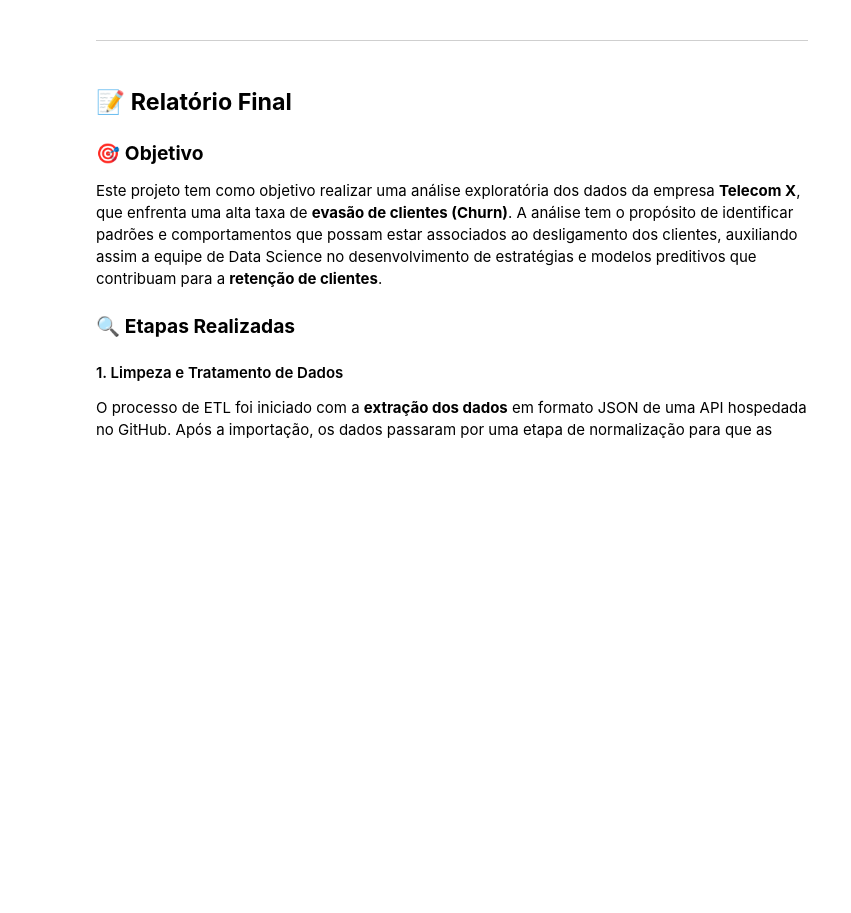
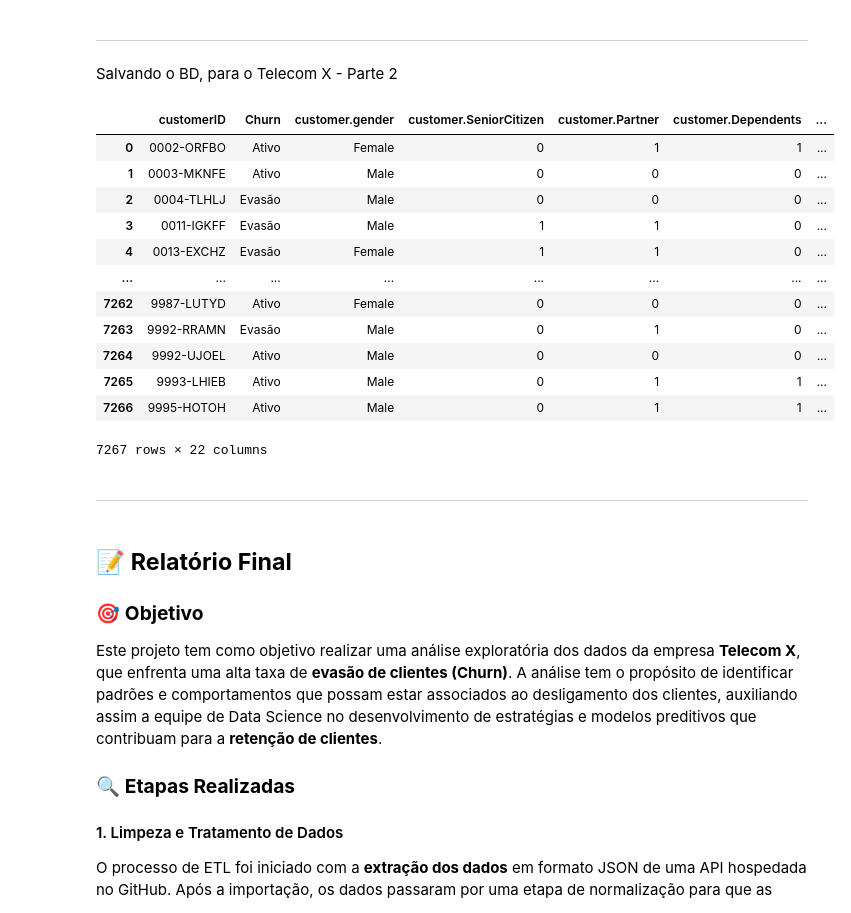
Before and after one commit to manuelfbfilho/Portfolio, a Jupyter notebook: Projetos/005-TelecomX-P1/TelecomX_ETL_EDA.ipynb, the cells around one changed output. Cells and saved outputs as stored; diff of their text form; code cells hidden in the pictures; blank space fills up the shorter version.

Commit message:
Enviando primeiros arquivos do projeto Telecom X - Parte 2

```diff
--- a/Projetos/005-TelecomX-P1/TelecomX_ETL_EDA.ipynb
+++ b/Projetos/005-TelecomX-P1/TelecomX_ETL_EDA.ipynb
@@ -241,3 +241,5 @@ plt.show()
 [figure]
 # %% [markdown]
 <hr>
+# %% [markdown]
+Salvando o BD, para o Telecom X - Parte 2
@@ -244,3 +248,22 @@ plt.show()
+# %%
+df2 = pd.read_csv("data/dados_tratados.csv")
+df2
+# %% [output]
+|  | customerID | Churn | customer.gender | customer.SeniorCitizen | customer.Partner | customer.Dependents | ... |
+| 0 | 0002-ORFBO | Ativo | Female | 0 | 1 | 1 | ... |
+| 1 | 0003-MKNFE | Ativo | Male | 0 | 0 | 0 | ... |
+| 2 | 0004-TLHLJ | Evasão | Male | 0 | 0 | 0 | ... |
+| 3 | 0011-IGKFF | Evasão | Male | 1 | 1 | 0 | ... |
+| 4 | 0013-EXCHZ | Evasão | Female | 1 | 1 | 0 | ... |
+| ... | ... | ... | ... | ... | ... | ... | ... |
+| 7262 | 9987-LUTYD | Ativo | Female | 0 | 0 | 0 | ... |
+| 7263 | 9992-RRAMN | Evasão | Male | 0 | 1 | 0 | ... |
+| 7264 | 9992-UJOEL | Ativo | Male | 0 | 0 | 0 | ... |
+| 7265 | 9993-LHIEB | Ativo | Male | 0 | 1 | 1 | ... |
+| 7266 | 9995-HOTOH | Ativo | Male | 0 | 1 | 1 | ... |
+7267 rows × 22 columns
+# %% [markdown]
+---
 # %% [markdown]
 ## 📝 <b>Relatório Final</b>
 ### 🎯 <b>Objetivo</b>
```
Also changed, not shown: parts of 1 cell of this notebook, 6 other files.
